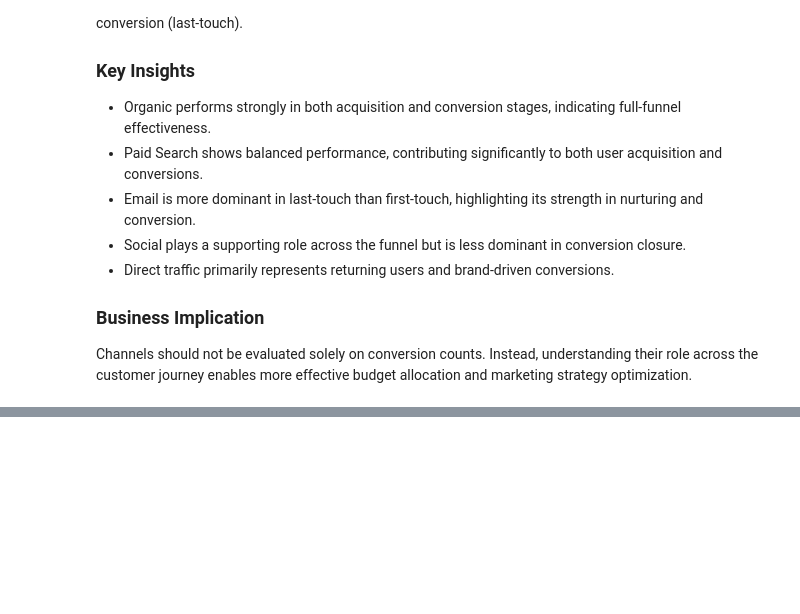
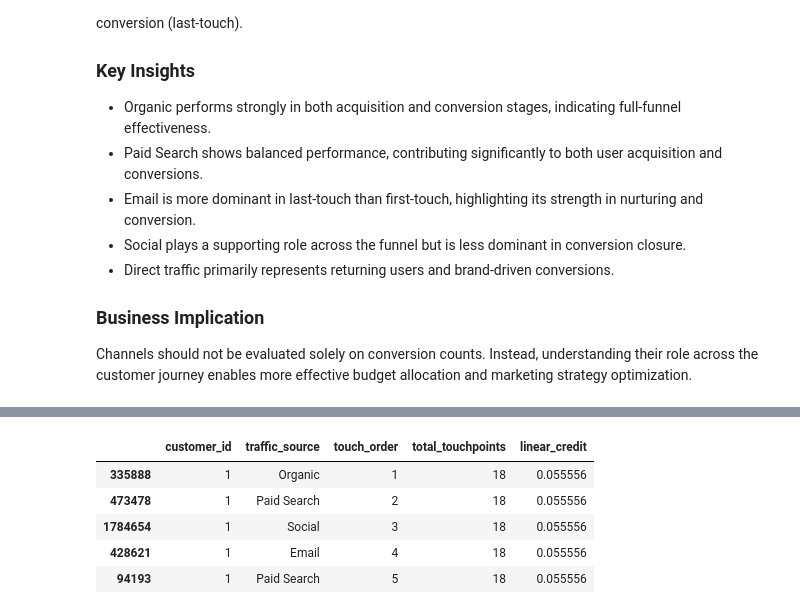
Before and after one commit to Tamoze/Marketing-Attribution-ROI-Dashboard, a Jupyter notebook: notebooks/03_attribution_analysis.ipynb, the cells around one changed output, grey strips where cells are left out. Saved outputs shown, nothing was run; the diff lists cells and outputs as text; code cells hidden in the pictures; blank space fills up the shorter version.

```diff
--- a/notebooks/03_attribution_analysis.ipynb
+++ b/notebooks/03_attribution_analysis.ipynb
@@ -452,0 +466,12 @@ Channels should not be evaluated solely on conversion counts. Instead, understan
+# %%
+# Calculate total touchpoints per customer
+journey_data["total_touchpoints"] = journey_data.groupby(
+    "customer_id"
+)["customer_id"].transform("count")
+
+journey_data[[
+    "customer_id",
+    "traffic_source",
+    "touch_order",
+    "total_touchpoints"
+]].head()
@@ -452,0 +485,20 @@ Channels should not be evaluated solely on conversion counts. Instead, understan
+# %%
+# Assign linear credit to each touchpoint based on the total number of touchpoints for that customer
+journey_data["linear_credit"] = (
+    1 / journey_data["total_touchpoints"]
+)
+
+journey_data[[
+    "customer_id",
+    "traffic_source",
+    "touch_order",
+    "total_touchpoints",
+    "linear_credit"
+]].head()
+# %% [output]
+|  | customer_id | traffic_source | touch_order | total_touchpoints | linear_credit |
+| 335888 | 1 | Organic | 1 | 18 | 0.055556 |
+| 473478 | 1 | Paid Search | 2 | 18 | 0.055556 |
+| 1784654 | 1 | Social | 3 | 18 | 0.055556 |
+| 428621 | 1 | Email | 4 | 18 | 0.055556 |
+| 94193 | 1 | Paid Search | 5 | 18 | 0.055556 |
```
Also changed, not shown: parts of 17 cells of this notebook.
